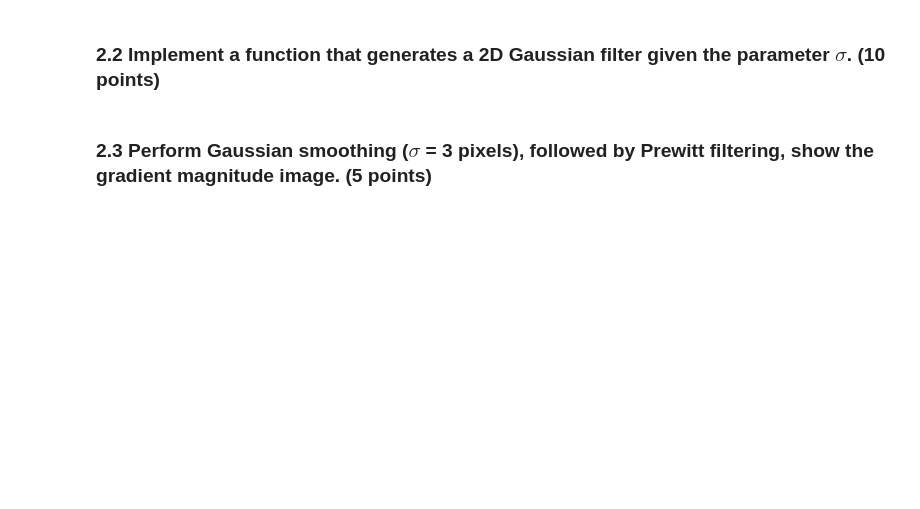
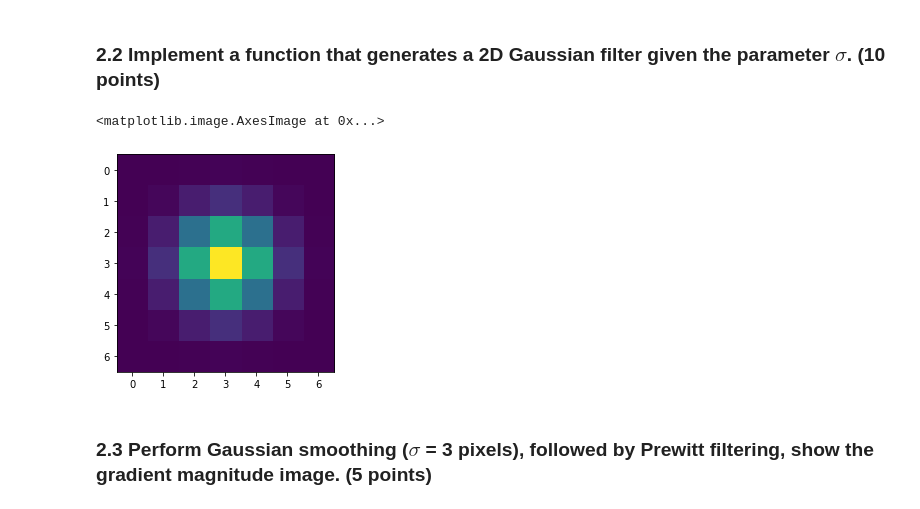
Before and after one commit to wdhg/Computer_Vision_2022, a Jupyter notebook: coursework_01/coursework_01.ipynb, the cells around one changed output. Drawn from its saved outputs; the diff is of its cells as text; code cells hidden in the pictures; blank space fills up the shorter version.

```diff
--- a/coursework_01/coursework_01.ipynb
+++ b/coursework_01/coursework_01.ipynb
@@ -114,19 +155,36 @@ plt.gcf().set_size_inches(10, 8)
 # %% [markdown]
 ### 2.2 Implement a function that generates a 2D Gaussian filter given the parameter $\sigma$. (10 points)
 # %%
+def gaussian_2d(x, y, sigma):
+    return (1 / (2 * math.pi * sigma * sigma)) * math.exp(-(x * x + y * y) / (2 * sigma * sigma))
+
+def gaussian_grid_2d(min, max, sigma):
+    grid = []
+
+    for x in range(min, max + 1):
+        col = []
+        for y in range(min, max + 1):
+            col.append(gaussian_2d(x, y, sigma))
+        grid.append(col)
+
+    return grid
+
 # Design the Gaussian filter
 def gaussian_filter_2d(sigma):
     # sigma: the parameter sigma in the Gaussian kernel (unit: pixel)
     #
     # return: a 2D array for the Gaussian kernel
-
-    h = ...
-    return h
+    size = sigma * 3
+    h = gaussian_grid_2d(-size, size, sigma)
+    return np.array(h)
 
 # Visualise the Gaussian filter when sigma = 3 pixel (provided)
-sigma = 3
+sigma = 1
 h = gaussian_filter_2d(sigma)
 plt.imshow(h)
+# %% [output]
+<matplotlib.image.AxesImage at 0x...>
+[figure, added]
 # %% [markdown]
 ### 2.3 Perform Gaussian smoothing ($\sigma$ = 3 pixels), followed by Prewitt filtering, show the gradient magnitude image. (5 points)
 # %%
```
Also changed, not shown: parts of 16 cells of this notebook.
